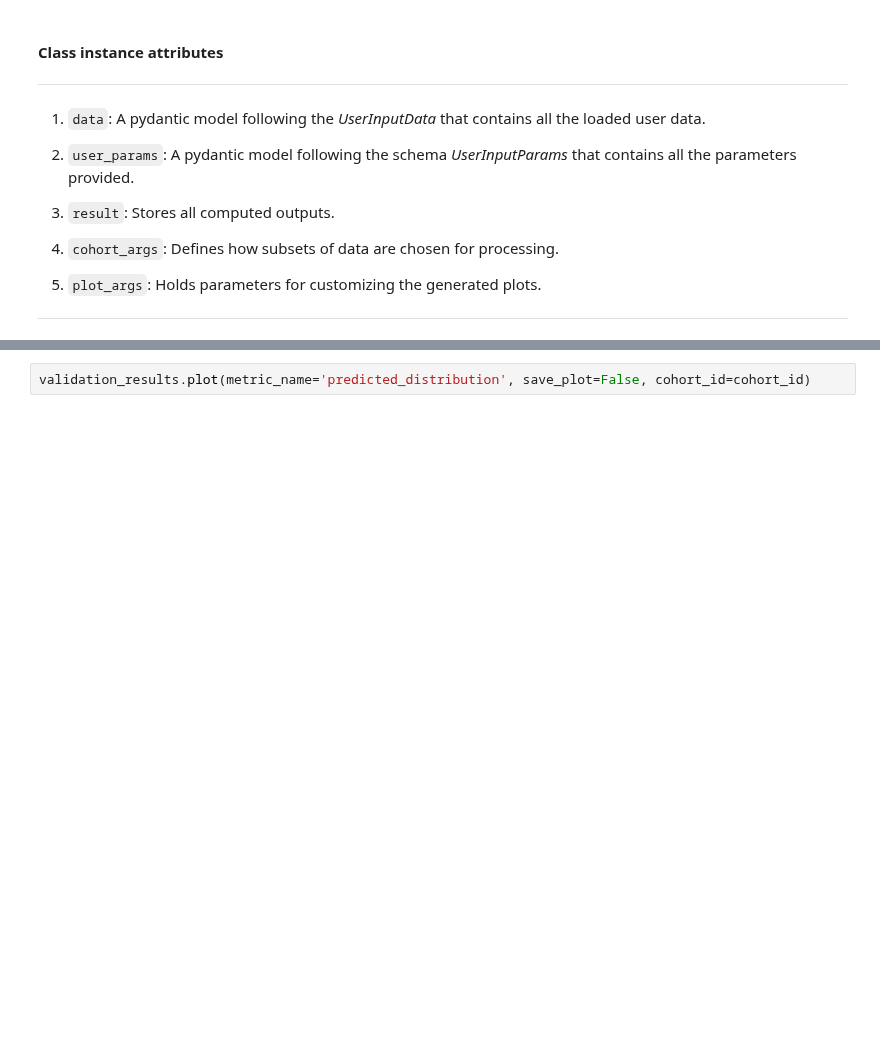
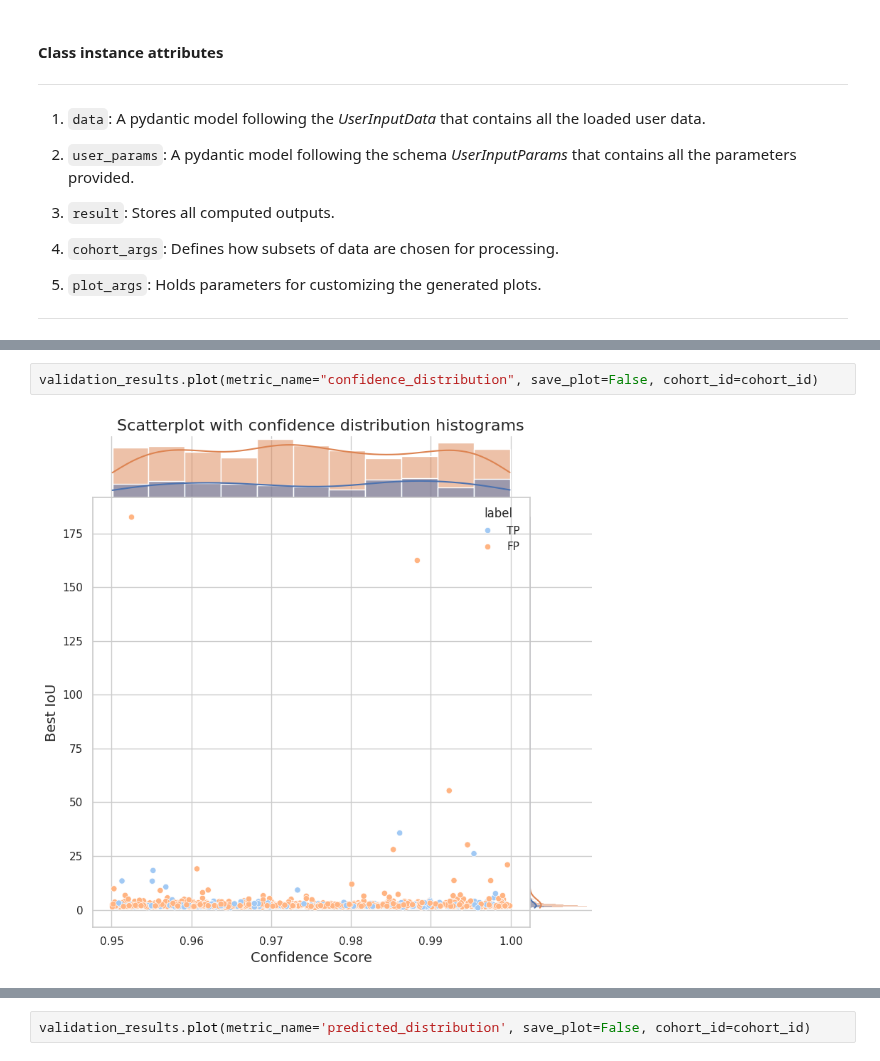
Before and after one commit to gesund-ai/gesund, a Jupyter notebook: examples/object_detection_malaria.ipynb, the cells around one changed output, grey strips where cells are left out. Saved outputs shown, nothing was run; the diff lists cells and outputs as text; blank space fills up the shorter version.

```diff
--- a/examples/object_detection_malaria.ipynb
+++ b/examples/object_detection_malaria.ipynb
@@ -300,0 +231,4 @@ dict_keys(['data', 'user_params', 'result', 'cohort_args', 'plot_args'])
+# %%
+validation_results.plot(metric_name="confidence_distribution", save_plot=False, cohort_id=cohort_id)
+# %% [output]
+[figure, added]
```
Also changed, not shown: parts of 9 cells of this notebook, 2 other files.
